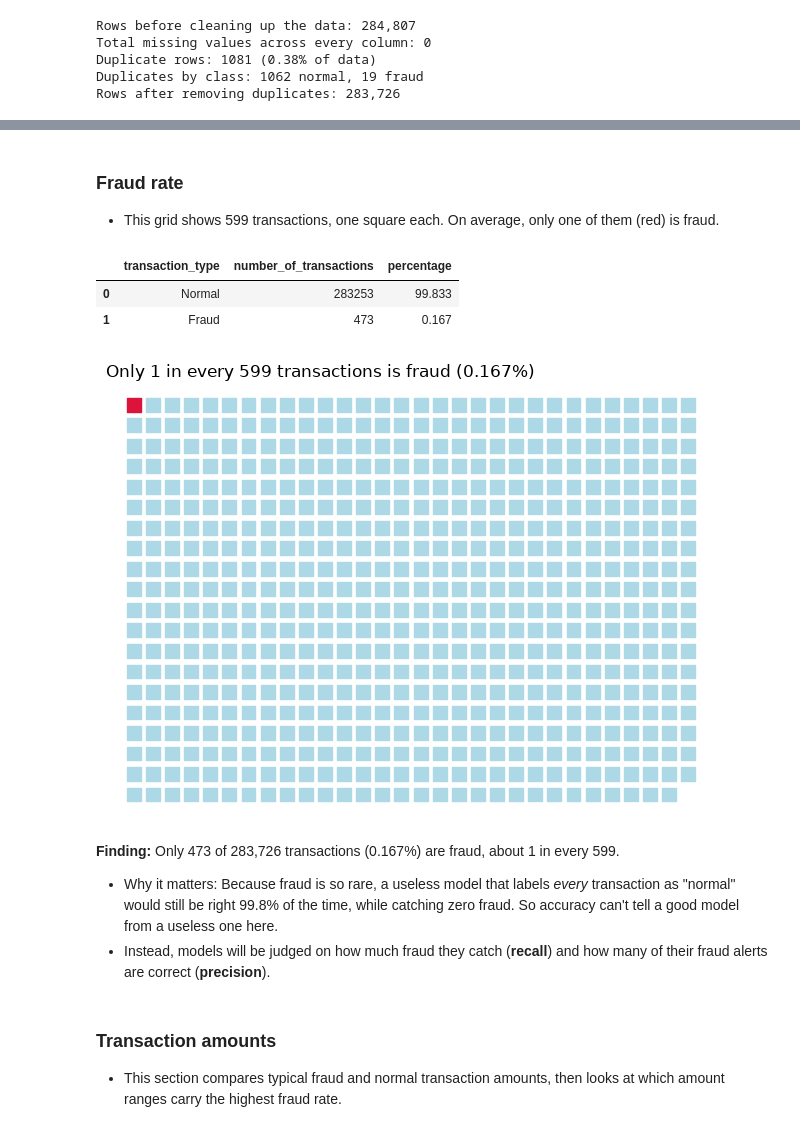
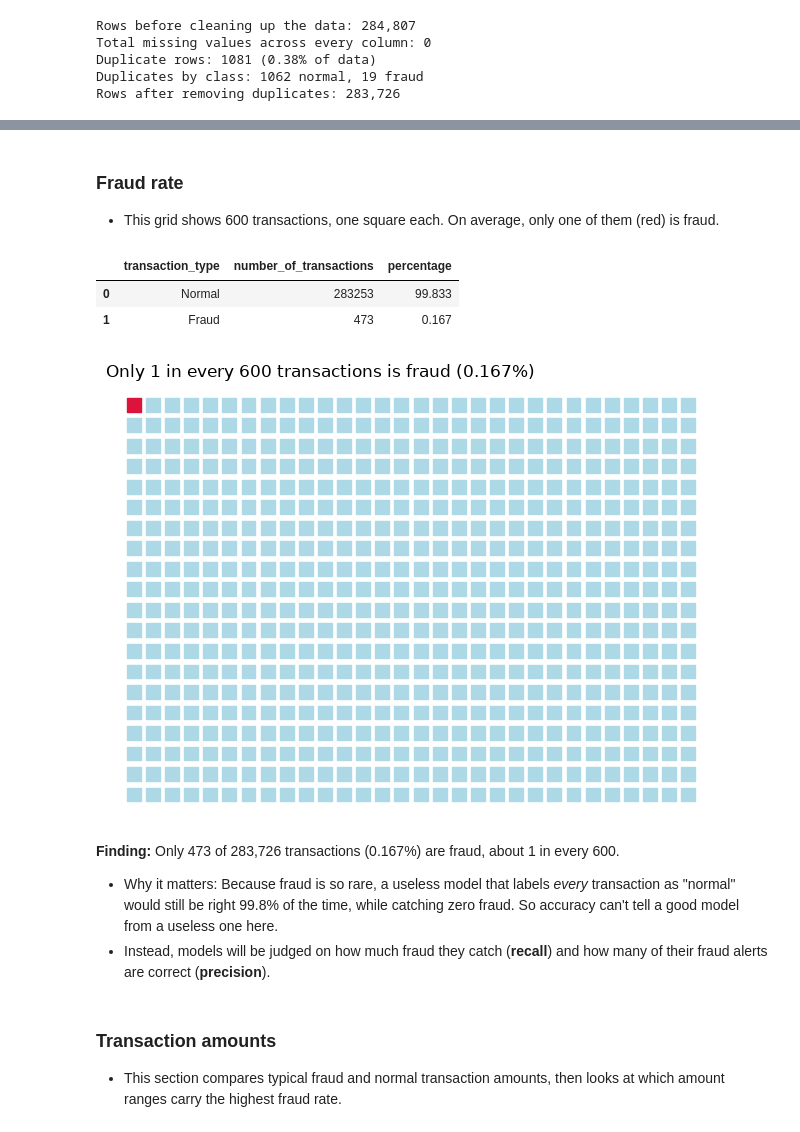
Before and after one commit to Leviano1/fraud-detection-analysis, a Jupyter notebook: notebooks/01_exploration.ipynb, the cells around one changed output, grey strips where cells are left out. Cells and saved outputs as stored; diff of their text form; code cells hidden in the pictures.

Commit message:
Complete exploratory analysis with findings summary

```diff
--- a/notebooks/01_exploration.ipynb
+++ b/notebooks/01_exploration.ipynb
@@ -61,6 +69,6 @@ Rows after removing duplicates: 283,726
 # %% [markdown]
 ### Fraud rate
-- This grid shows 599 transactions, one square each. On average, only one of them (red) is fraud.
+- This grid shows 600 transactions, one square each. On average, only one of them (red) is fraud.
 # %%
 balance = q("""
 SELECT
@@ -78,26 +86,28 @@ balance
 # %%
 import matplotlib.pyplot as plt
 
-fraud_percentage = balance.loc[balance["transaction_type"] == "Fraud", "percentage"].iloc[0]
-number_of_squares = round(100 / fraud_percentage)
+n_fraud = balance.loc[balance["transaction_type"] == "Fraud", "number_of_transactions"].iloc[0]
+n_total = balance["number_of_transactions"].sum()
+fraud_percentage = 100 * n_fraud / n_total
+number_of_squares = round(n_total / n_fraud)
 cols = 30
 
 x = [i % cols for i in range(number_of_squares)]
 y = [i // cols for i in range(number_of_squares)]
 colors = ["crimson" if i == 0 else "lightblue" for i in range(number_of_squares)]
 
 fig, ax = plt.subplots()
 ax.scatter(x, y, c=colors, marker="s", s=100)
 ax.invert_yaxis()
 ax.axis("off")
 ax.set_title(f"Only 1 in every {number_of_squares} transactions is fraud ({fraud_percentage:.3f}%)", loc="left")
 plt.tight_layout()
 plt.savefig("../images/class_balance.png", dpi=150)
 plt.show()
 # %% [output]
-[figure, old version]
+[figure, new version]
 # %% [markdown]
-**Finding:** Only 473 of 283,726 transactions (0.167%) are fraud, about 1 in every 599.
+**Finding:** Only 473 of 283,726 transactions (0.167%) are fraud, about 1 in every 600.
 
 - Why it matters: Because fraud is so rare, a useless model that labels *every* transaction as "normal" would still be right 99.8% of the time,
 while catching zero fraud. So accuracy can't tell a good model from a useless one here.
```
Also changed, not shown: parts of 3 cells of this notebook.
